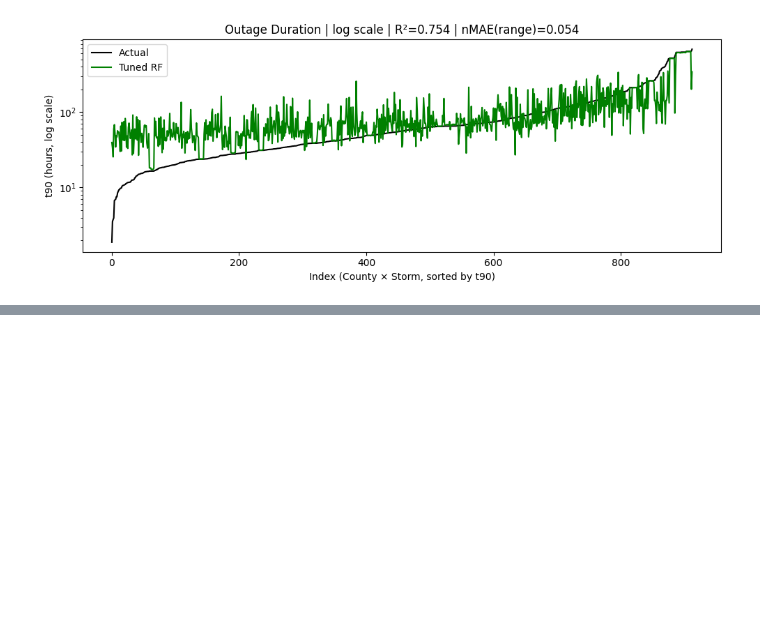
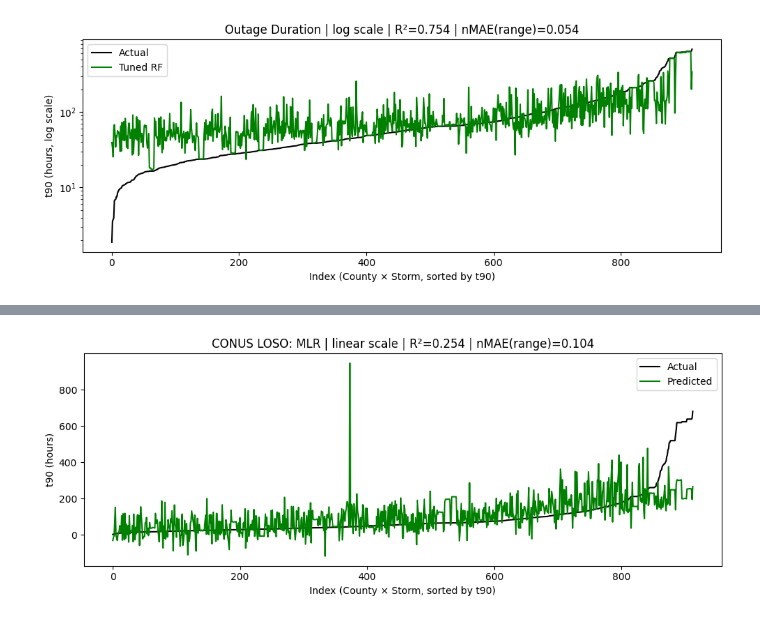
Before and after one commit to lukemccarvill/outage-recovery-forecasting, a Jupyter notebook: python_scripts/CONUS_modelling.ipynb, the cells around one changed output, grey strips where cells are left out. Drawn from its saved outputs; the diff is of its cells as text; code cells hidden in the pictures; blank space fills up the shorter version.

```diff
--- a/python_scripts/CONUS_modelling.ipynb
+++ b/python_scripts/CONUS_modelling.ipynb
@@ -1087,0 +1180,79 @@ plt.show()
+# %%
+# --- MLR for CONUS LOSO, then ranked plots using the helper above ---
+
+from sklearn.impute import SimpleImputer
+from sklearn.compose import ColumnTransformer
+from sklearn.pipeline import Pipeline
+from sklearn.linear_model import LinearRegression
+from sklearn.model_selection import LeaveOneGroupOut
+from sklearn.metrics import mean_absolute_error, mean_squared_error
+
+# Use the same modelling table and features as the tuned RF
+features_v4 = [
+    "max_gust",
+    "mean_gust_7d",
+    "total_precip_7d",
+    "pressure_min_7d",
+    "county_pop",
+    "min_dist_to_storm_km",
+    "storm_max_wind_near_conus_mps",
+    "county_gdp_real_2017_dollars",
+    "county_gdp_real_2017_per_capita",
+]
+
+X = event_df[features_v4].copy()
+y = event_df["t90"].copy()
+groups = event_df["storm"].copy()
+
+preprocess = ColumnTransformer([
+    ("num", SimpleImputer(strategy="median"), features_v4)
+])
+
+model_mlr = Pipeline([
+    ("preprocess", preprocess),
+    ("mlr", LinearRegression())
+])
+
+logo = LeaveOneGroupOut()
+
+def evaluate_logo_global(model, X, y, groups):
+    preds = np.full(len(y), np.nan)
+    fold_rows = []
+
+    for i, (train_idx, test_idx) in enumerate(logo.split(X, y, groups), start=1):
+        X_train = X.iloc[train_idx]
+        X_test = X.iloc[test_idx]
+        y_train = y.iloc[train_idx]
+        y_test = y.iloc[test_idx]
+        test_storm = groups.iloc[test_idx].iloc[0]
+
+        model.fit(X_train, y_train)
+        y_pred = model.predict(X_test)
+
+        preds[test_idx] = y_pred
+
+        fold_rows.append({
+            "fold": i,
+            "storm": test_storm,
+            "n": len(test_idx),
+            "mae_diagnostic_per_storm": mean_absolute_error(y_test, y_pred),
+            "rmse_diagnostic_per_storm": np.sqrt(mean_squared_error(y_test, y_pred)),
+        })
+
+    fold_df = pd.DataFrame(fold_rows)
+    global_mae = mean_absolute_error(y, preds)
+    global_rmse = np.sqrt(mean_squared_error(y, preds))
+
+    return preds, fold_df, global_mae, global_rmse
+
+pred_mlr, fold_mlr, mae_mlr, rmse_mlr = evaluate_logo_global(model_mlr, X, y, groups)
+
+print("CONUS LOSO MLR global metrics:")
+print("Global MAE:", mae_mlr)
+print("Global RMSE:", rmse_mlr)
+
+print("\nPer-storm diagnostics:")
+print(fold_mlr.sort_values("mae_diagnostic_per_storm", ascending=False))
+
+report_ranked_predictions(pred_mlr, event_df, "CONUS LOSO: MLR")
+# %% [output]
@@ -1087,0 +1276 @@ plt.show()
+[figure, added]
```
Also changed, not shown: parts of 21 cells of this notebook.
